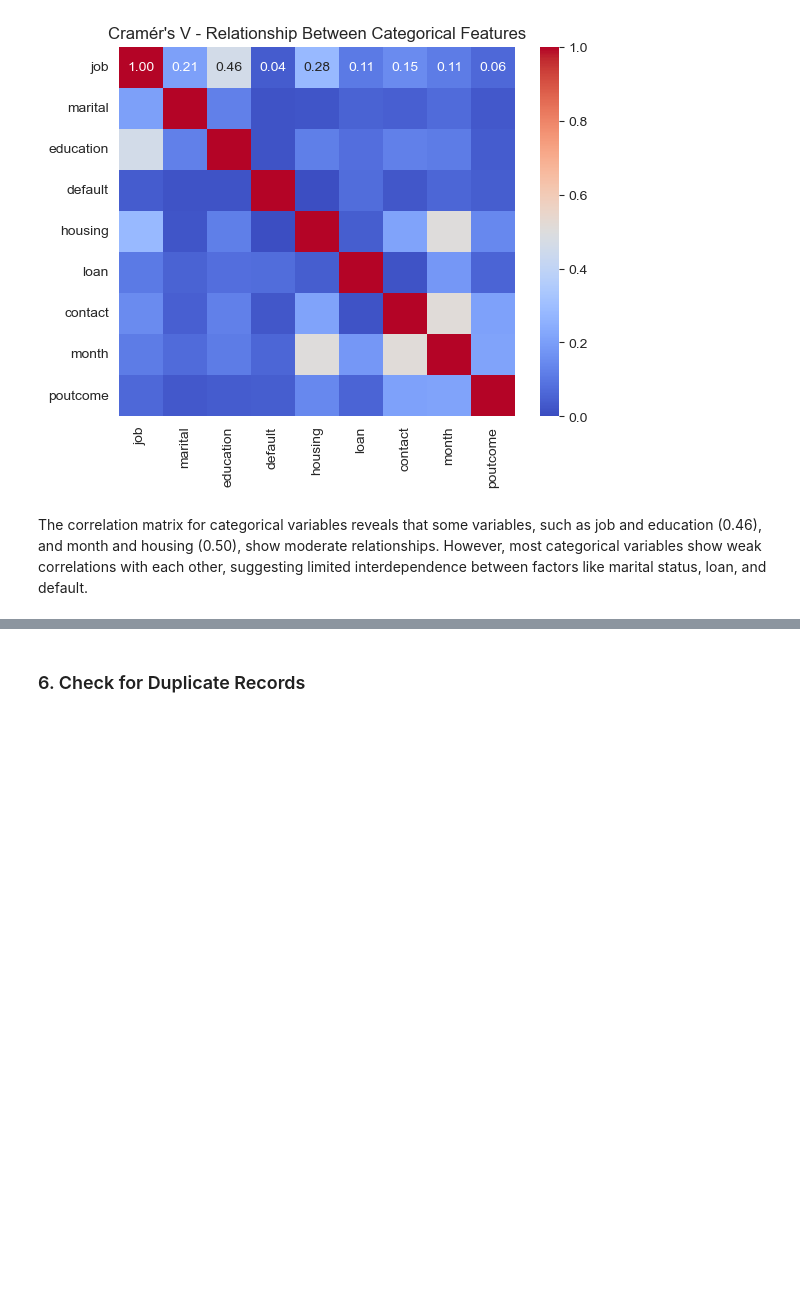
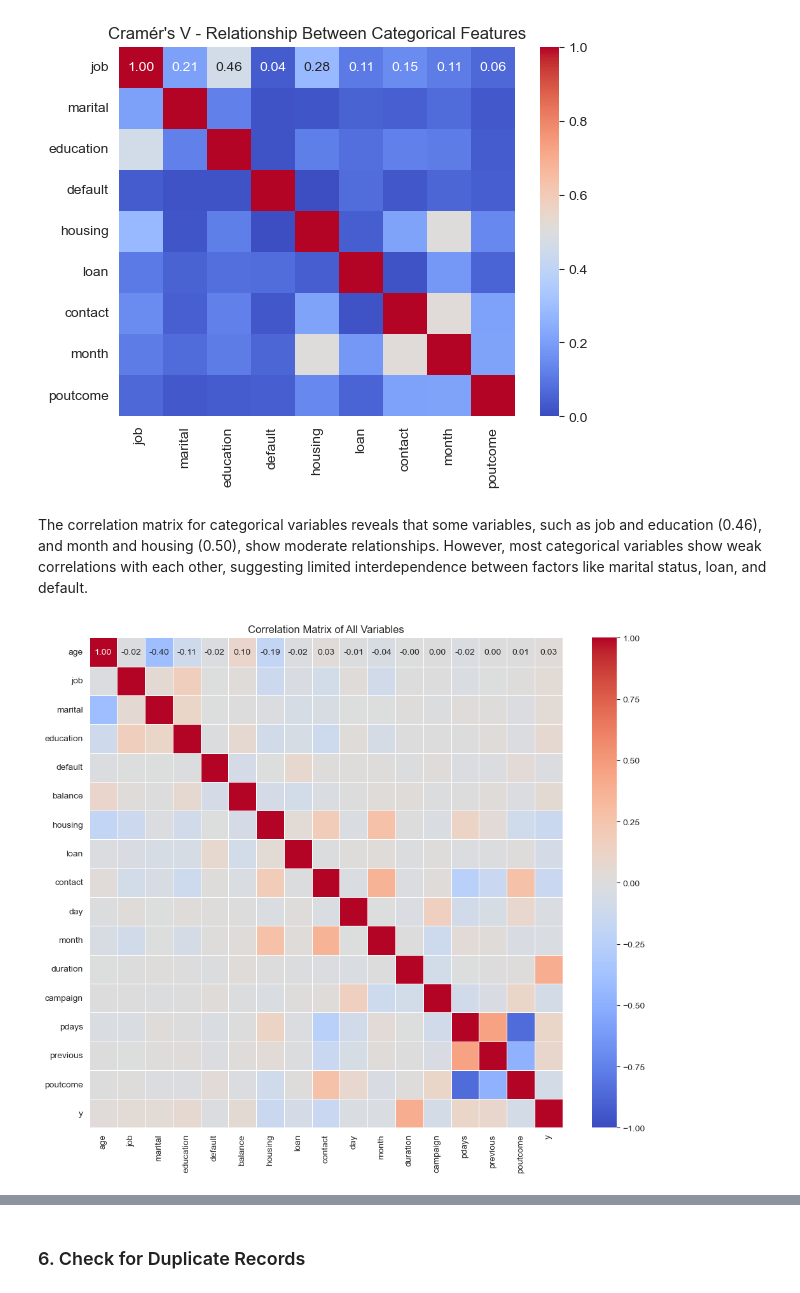
Before and after one commit to senuli-w/CM2604, a Jupyter notebook: 2330973.ipynb, the cells around one changed output, grey strips where cells are left out. Drawn from its saved outputs; the diff is of its cells as text; code cells hidden in the pictures; blank space fills up the shorter version.

```diff
--- a/2330973.ipynb
+++ b/2330973.ipynb
@@ -338,3 +339,41 @@ plt.show()
 [figure]
 # %% [markdown]
 The correlation matrix for categorical variables reveals that some variables, such as job and education (0.46), and month and housing (0.50), show moderate relationships. However, most categorical variables show weak correlations with each other, suggesting limited interdependence between factors like marital status, loan, and default.
+# %%
+# Create a label encoder
+label_encoder = LabelEncoder()
+
+# List all categorical columns
+categorical_columns = df.select_dtypes(include=['object']).columns
+
+# Store the original labels in a dictionary
+label_mappings = {}
+
+# Encode categorical features to numeric (for correlation calculation)
+for column in categorical_columns:
+    # Fit the label encoder to the column and get the original classes
+    label_encoder.fit(df[column])
+
+    # Store the original label mapping for the column
+    label_mappings[column] = dict(zip(label_encoder.classes_, range(len(label_encoder.classes_))))
+
+    # Apply label encoding to categorical columns
+    df[column] = label_encoder.transform(df[column])
+
+# Now, df has numeric values for categorical features
+# Calculate the correlation matrix for all variables
+correlation_matrix = df.corr()
+
+# Plot the heatmap
+plt.figure()
+sns.heatmap(correlation_matrix, annot=True, fmt=".2f", cmap="coolwarm", vmin=-1, vmax=1, linewidths=0.5)
+plt.title("Correlation Matrix of All Variables")
+plt.show()
+
+# Reverse label encoding for all categorical columns
+for column in categorical_columns:
+    df[column] = df[column].map({v: k for k, v in label_mappings[column].items()})
+
+# Now, all categorical columns are restored to their original labels
+# %% [output]
+[figure, added]
```
Also changed, not shown: parts of 35 cells of this notebook.
